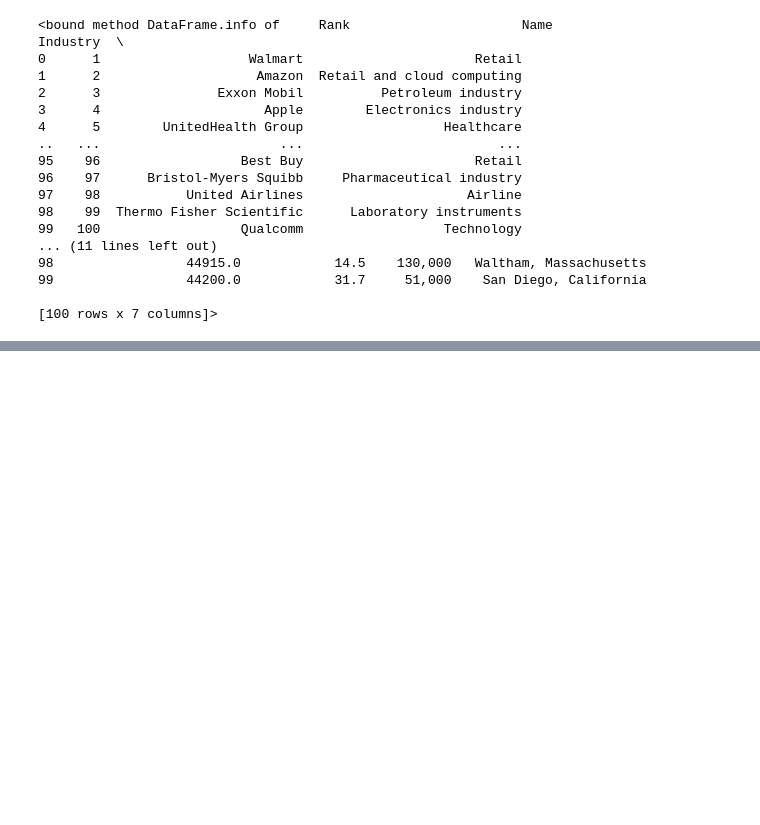
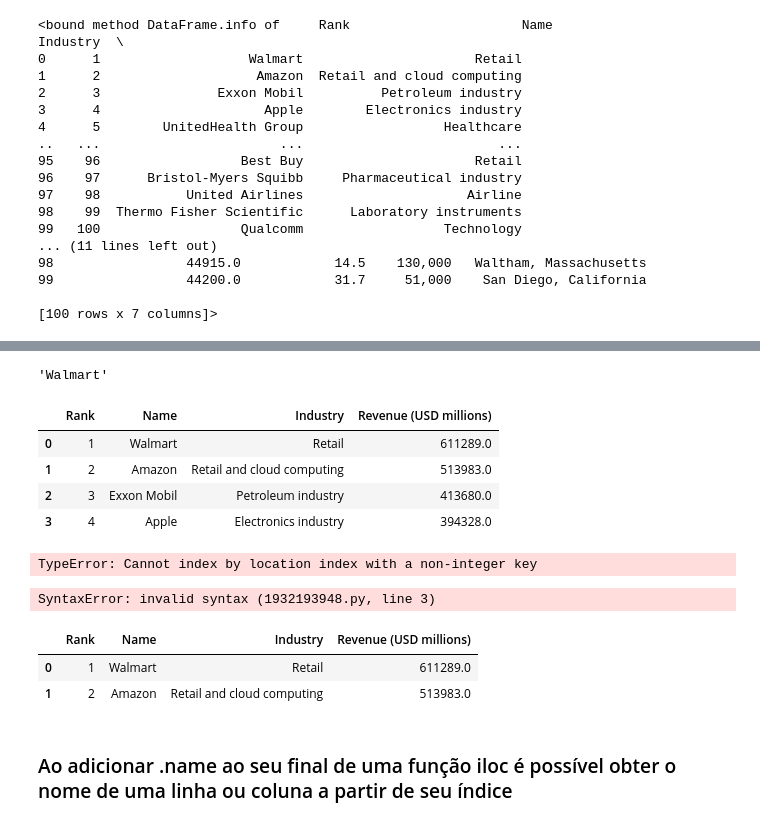
Before and after one commit to LuisOTSG/curso-feadev-python, a Jupyter notebook: Semana 7/Pandas-02.ipynb, the cells around one changed output, grey strips where cells are left out. Drawn from its saved outputs; the diff is of its cells as text; code cells hidden in the pictures; blank space fills up the shorter version.

```diff
--- a/Semana 7/Pandas-02.ipynb
+++ b/Semana 7/Pandas-02.ipynb
@@ -299,3 +299,8 @@ maiores_empresas.loc[(maiores_empresas['Revenue growth']) >= 50]
 | 92 | 93 | Performance Food Group | Food Processing | 47194.0 | 61.6 | 34,825 | Richmond, Virginia |
 | 93 | 94 | PBF Energy | Petroleum industry | 46830.0 | 71.8 | 3,616 | Parsippany–Troy Hills, New Jersey |
 | 97 | 98 | United Airlines | Airline | 44955.0 | 82.5 | 92,795 | Chicago, Illinois |
+# %%
+# Ou ainda, podemos modificar uma série de colunas
+
+maiores_empresas.loc[[65, 71], 'Revenue growth'] = 15
+maiores_empresas.loc[[65, 71]]
@@ -301,0 +330,40 @@ maiores_empresas.loc[(maiores_empresas['Revenue growth']) >= 50]
+# %%
+# Selecionando apenas a primeira coluna
+
+maiores_empresas.iloc[0, 1]
+# %% [output]
+'Walmart'
+# %%
+# Selecionando algumas linhas e colunas
+
+maiores_empresas.iloc[[0, 1, 2, 3], [0, 1, 2, 3]]
+# %% [output]
+|  | Rank | Name | Industry | Revenue (USD millions) |
+| 0 | 1 | Walmart | Retail | 611289.0 |
+| 1 | 2 | Amazon | Retail and cloud computing | 513983.0 |
+| 2 | 3 | Exxon Mobil | Petroleum industry | 413680.0 |
+| 3 | 4 | Apple | Electronics industry | 394328.0 |
+# %%
+# Limitado, não é possível chamar pelos nomes, mesmo que o index seja definido como 'Name'
+
+maiores_empresas_index.iloc['Amazon']
+
+# Cannot index by location index with a non-integer key
+# %% [output]
+TypeError: Cannot index by location index with a non-integer key
+# %%
+# Em .iloc não é possível selecionar um intervalo, para isso, precisamos utilizar range(n)
+
+maiores_empresas.iloc[[0:2], [0:4]]
+# %% [output]
+SyntaxError: invalid syntax (1932193948.py, line 3)
+# %%
+# Selecionando algumas linhas e colunas
+
+maiores_empresas.iloc[range(2), range(4)]
+# %% [output]
+|  | Rank | Name | Industry | Revenue (USD millions) |
+| 0 | 1 | Walmart | Retail | 611289.0 |
+| 1 | 2 | Amazon | Retail and cloud computing | 513983.0 |
+# %% [markdown]
+### Ao adicionar .name ao seu final de uma função iloc é possível obter o nome de uma linha ou coluna a partir de seu índice
```
Also changed, not shown: parts of 3 cells of this notebook.
